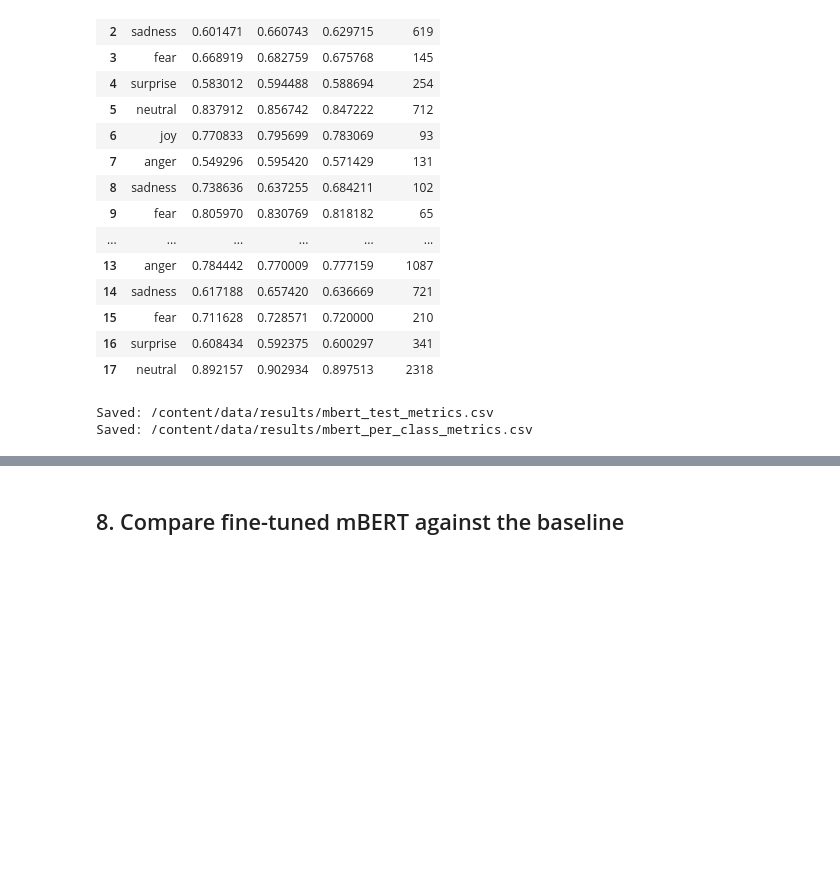
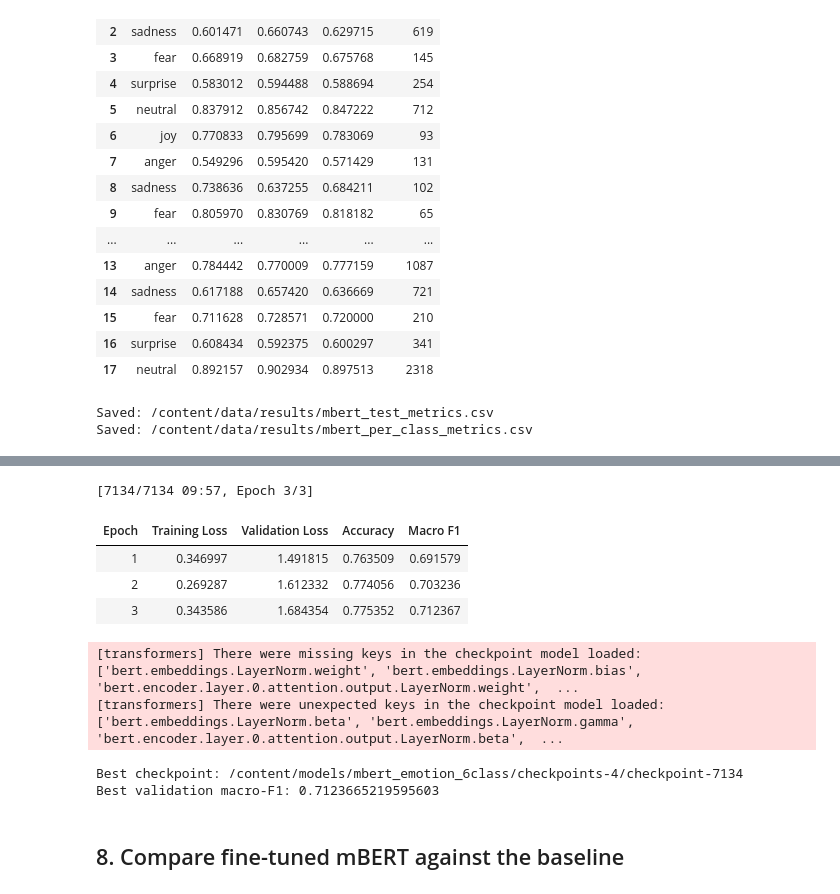
Before and after one commit to cierrajagan/W266-slang-emotion-mt, a Jupyter notebook: notebooks/04_mBERT_emotion_classifier.ipynb, the cells around one changed output, grey strips where cells are left out. Cells and saved outputs as stored; diff of their text form; code cells hidden in the pictures; blank space fills up the shorter version.

```diff
--- a/notebooks/04_mBERT_emotion_classifier.ipynb
+++ b/notebooks/04_mBERT_emotion_classifier.ipynb
@@ -680,3 +816,50 @@ Saved: /content/data/results/mbert_per_class_metrics.csv
+# %%
+training_args_3 = TrainingArguments(
+    output_dir=str(model_folder / "checkpoints-4"),
+    learning_rate=3e-5,
+    per_device_train_batch_size=16,
+    per_device_eval_batch_size=32,
+    num_train_epochs=3,
+    weight_decay= 0.01,
+    eval_strategy="epoch",
+    save_strategy="epoch",
+    load_best_model_at_end=True,
+    metric_for_best_model="macro_f1",
+    greater_is_better=True,
+    save_total_limit=2,
+    logging_strategy="steps",
+    logging_steps=100,
+    bf16=use_bf16,
+    fp16=torch.cuda.is_available() and not use_bf16,
+    report_to="none",
+    seed=RANDOM_SEED,
+)
+
+improved_trainer_3 = Trainer(
+    model=model,
+    args=training_args_3,
+    train_dataset=tokenized_train_ds,
+    eval_dataset=tokenized_val_ds,
+    data_collator=data_collator,
+    processing_class=tokenizer,
+    compute_metrics=compute_metrics,
+    compute_loss_func=weighted_loss,
+)
+
+improved_trainer_3.train()
+
+print("Best checkpoint:", improved_trainer_3.state.best_model_checkpoint)
+print("Best validation macro-F1:", improved_trainer_3.state.best_metric)
+# %% [output]
+[7134/7134 09:57, Epoch 3/3]
+| Epoch | Training Loss | Validation Loss | Accuracy | Macro F1 |
+| 1 | 0.346997 | 1.491815 | 0.763509 | 0.691579 |
+| 2 | 0.269287 | 1.612332 | 0.774056 | 0.703236 |
+| 3 | 0.343586 | 1.684354 | 0.775352 | 0.712367 |
+[transformers] There were missing keys in the checkpoint model loaded: ['bert.embeddings.LayerNorm.weight', 'bert.embeddings.LayerNorm.bias', 'bert.encoder.layer.0.attention.output.LayerNorm.weight',  ...
+[transformers] There were unexpected keys in the checkpoint model loaded: ['bert.embeddings.LayerNorm.beta', 'bert.embeddings.LayerNorm.gamma', 'bert.encoder.layer.0.attention.output.LayerNorm.beta',  ...
+Best checkpoint: /content/models/mbert_emotion_6class/checkpoints-4/checkpoint-7134
+Best validation macro-F1: 0.7123665219595603
 # %% [markdown]
 ## 8. Compare fine-tuned mBERT against the baseline
 # %%
```
Also changed, not shown: parts of 9 cells of this notebook, 2 other files.
